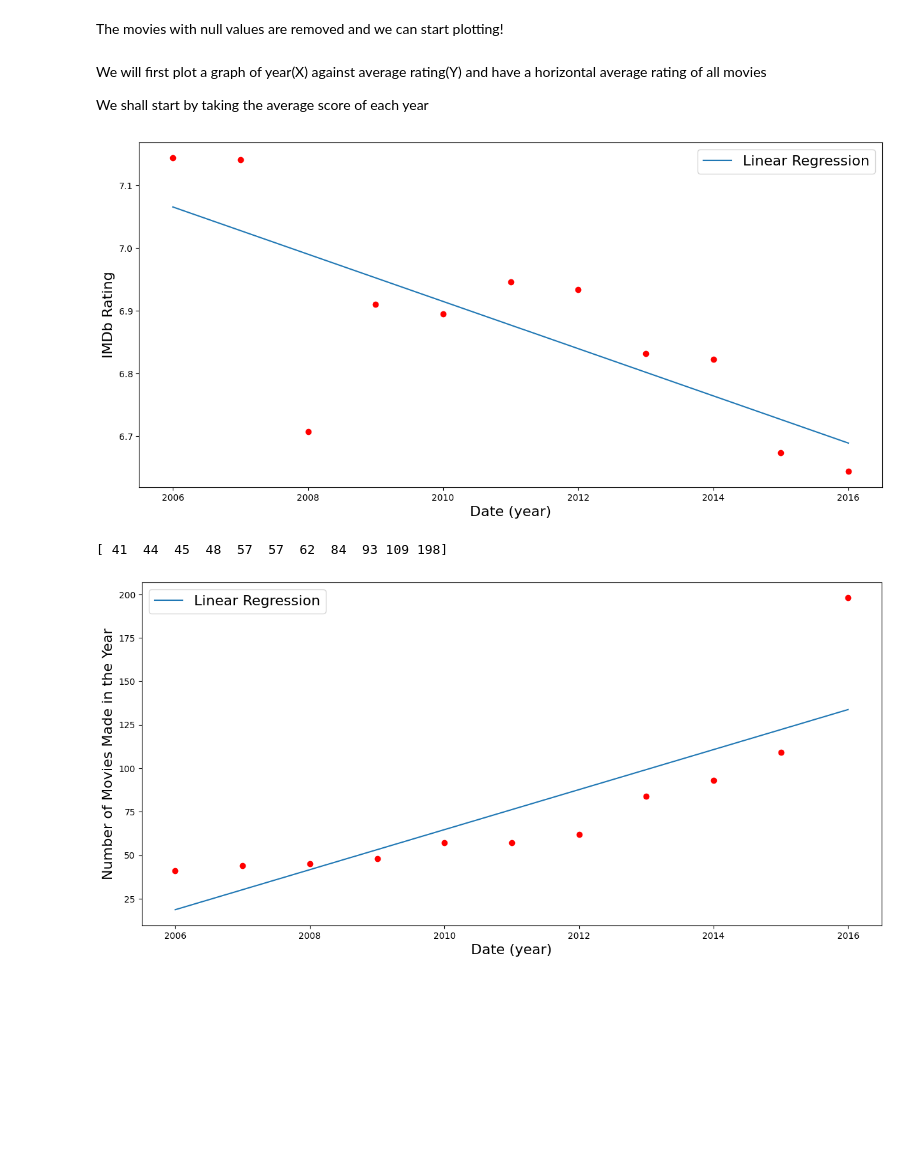
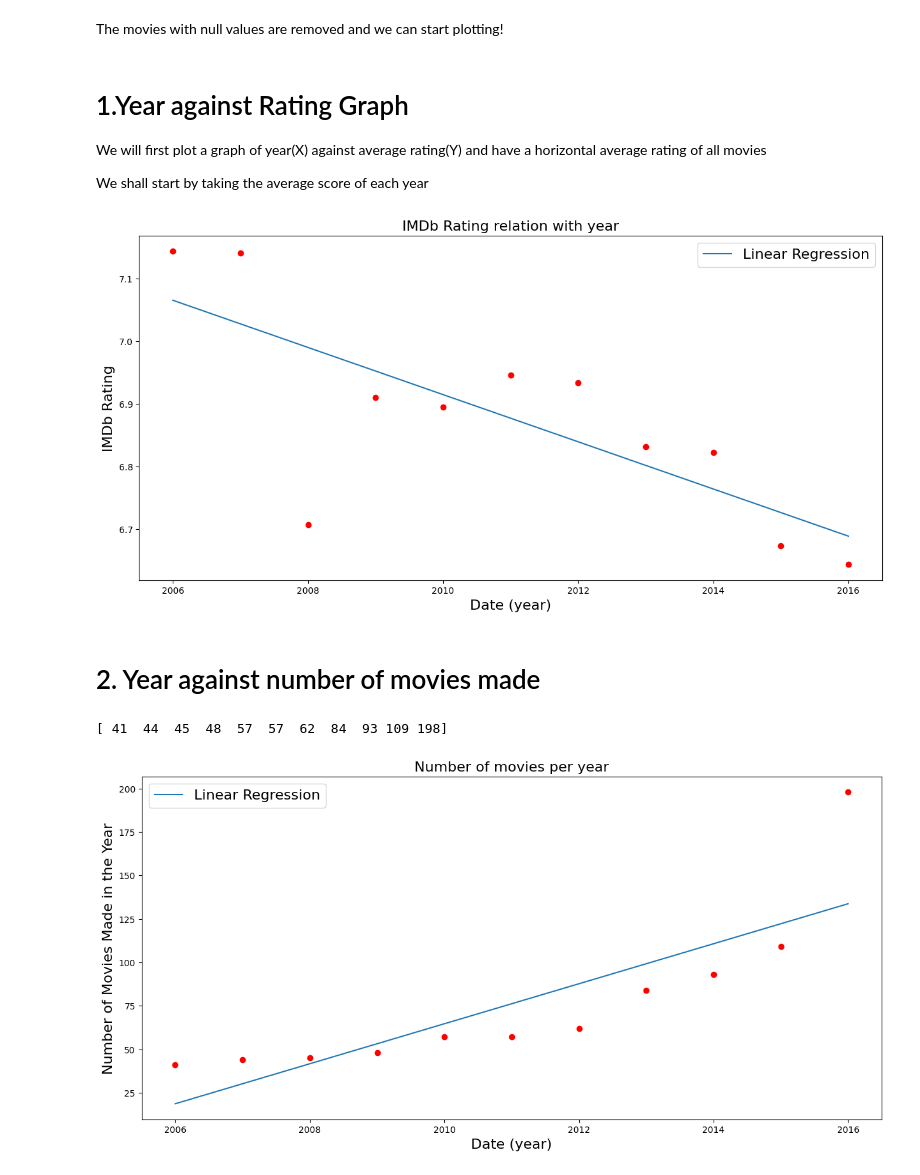
Before and after one commit to LinusTC/IMDBMovies, a Jupyter notebook: CW3.ipynb, the cells around one changed output. Cells and saved outputs as stored; diff of their text form; code cells hidden in the pictures; blank space fills up the shorter version.

```diff
--- a/CW3.ipynb
+++ b/CW3.ipynb
@@ -88,6 +88,7 @@ memory usage: 65.5+ KB
 # %% [markdown]
 The movies with null values are removed and we can start plotting!
 # %% [markdown]
+# 1.Year against Rating Graph
 We will first plot a graph of year(X) against average rating(Y) and have a horizontal average rating of all movies
 
 We shall start by taking the average score of each year
@@ -114,19 +115,22 @@ Year_Rating_Y = py.array([Year_Rating_2006,Year_Rating_2007,Year_Rating_2008,Yea
 # %%
 fig, ax1 = plt.subplots(figsize=(15, 7))
 
 a, b = py.polyfit(index, Year_Rating_Y, 1)
 
 plt.xlabel('Date (year)', fontsize = 16)
 plt.ylabel('IMDb Rating', fontsize = 16)
 
 plt.plot(index, a*index+b)
 plt.scatter(index, Year_Rating_Y, color='red')
 plt.legend(['Linear Regression'], loc='upper right', prop={'size': 16})
 
+plt.title('IMDb Rating relation with year', fontsize = 16)
 
 plt.show()
 # %% [output]
-[figure, old version]
+[figure, new version]
+# %% [markdown]
+# 2. Year against number of movies made
 # %%
 Year_Number = data
 
@@ -147,7 +151,8 @@ plt.plot(index, a*index+b)
 plt.scatter(index, Year_Number, color='red')
 plt.legend(['Linear Regression'], loc='upper left', prop={'size': 16})
 
+plt.title('Number of movies per year', fontsize = 16)
 
 plt.show()
 # %% [output]
-[figure, old version]
+[figure, new version]
```
Also changed, not shown: parts of 9 cells of this notebook.
